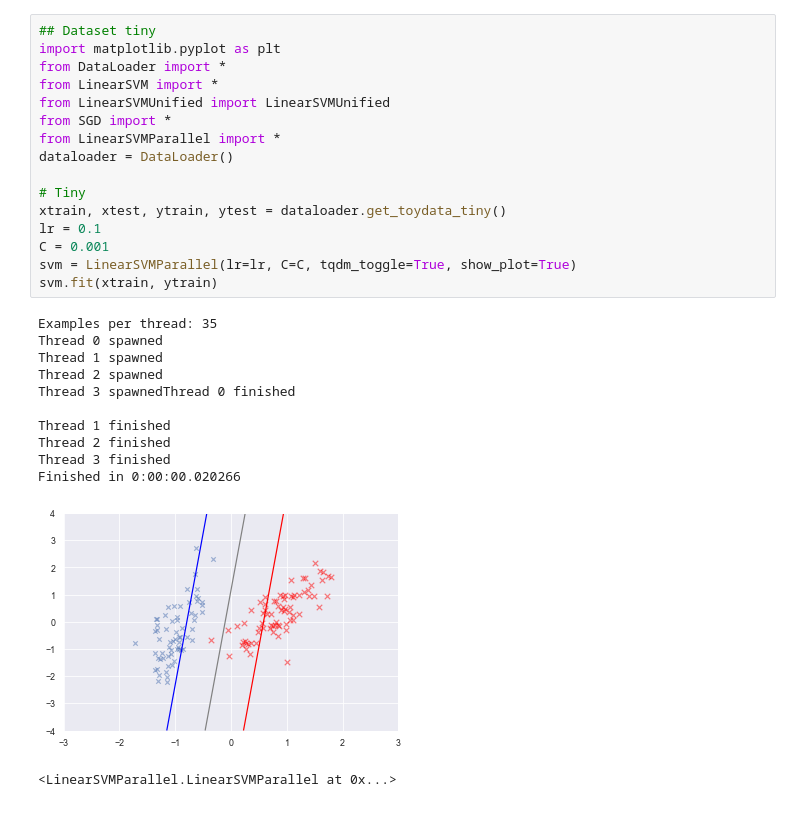
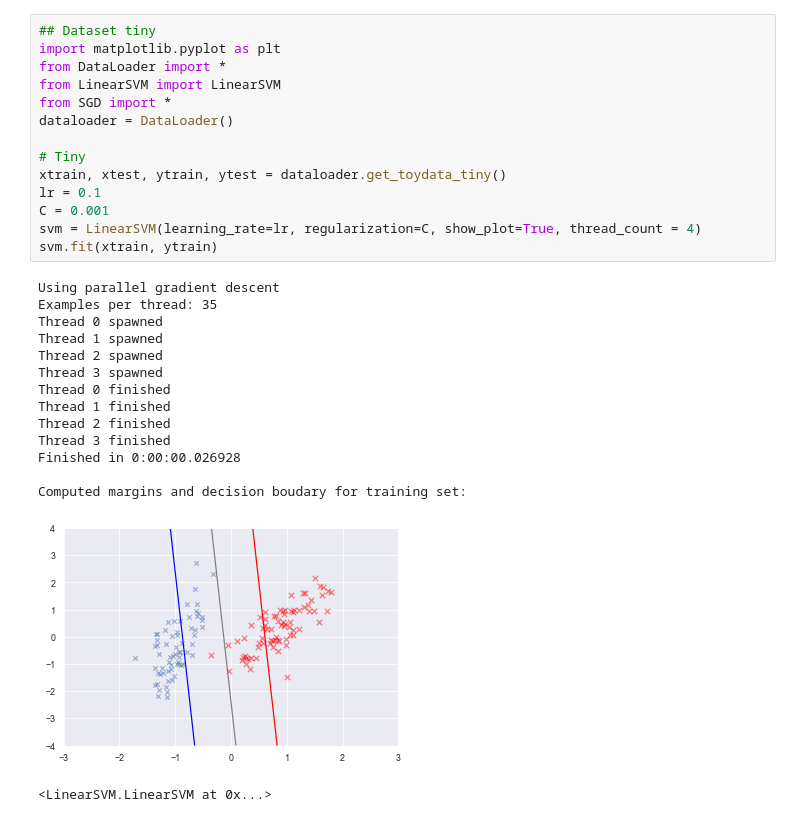
Before and after one commit to glarkstoat/SVM-using-SGD, a Jupyter notebook: testparallel.ipynb, the cells around one changed output. Saved outputs shown, nothing was run; the diff lists cells and outputs as text.

```diff
--- a/testparallel.ipynb
+++ b/testparallel.ipynb
@@ -1,30 +1,31 @@
 # %%
 ## Dataset tiny
 import matplotlib.pyplot as plt
 from DataLoader import *
-from LinearSVM import *
-from LinearSVMUnified import LinearSVMUnified
+from LinearSVM import LinearSVM
 from SGD import *
-from LinearSVMParallel import *
 dataloader = DataLoader()
 
 # Tiny
 xtrain, xtest, ytrain, ytest = dataloader.get_toydata_tiny()
 lr = 0.1
 C = 0.001
-svm = LinearSVMParallel(lr=lr, C=C, tqdm_toggle=True, show_plot=True)
+svm = LinearSVM(learning_rate=lr, regularization=C, show_plot=True, thread_count = 4)
 svm.fit(xtrain, ytrain)
 # %% [output]
+Using parallel gradient descent
 Examples per thread: 35
 Thread 0 spawned
 Thread 1 spawned
 Thread 2 spawned
-Thread 3 spawnedThread 0 finished
-
+Thread 3 spawned
+Thread 0 finished
 Thread 1 finished
 Thread 2 finished
 Thread 3 finished
-Finished in 0:00:00.020266
+Finished in 0:00:00.026928
+
+Computed margins and decision boudary for training set:
-[figure, old version]
+[figure, new version]
-<LinearSVMParallel.LinearSVMParallel at 0x...>
+<LinearSVM.LinearSVM at 0x...>
 # %%
```
Also changed, not shown: parts of 1 cell of this notebook, 7 other files.
